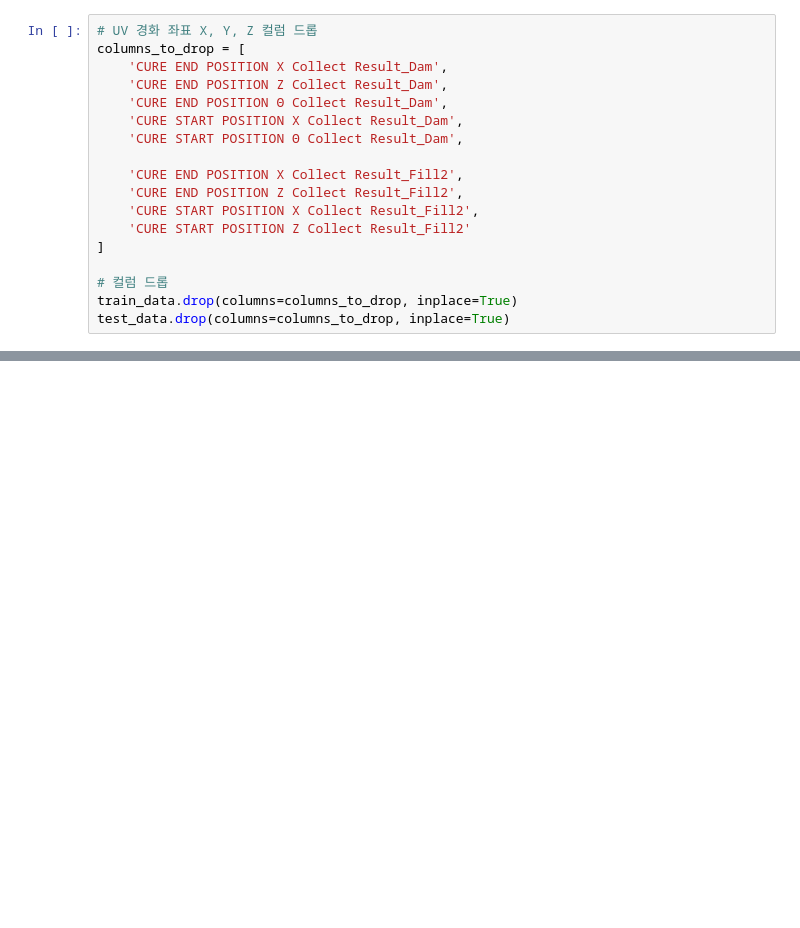
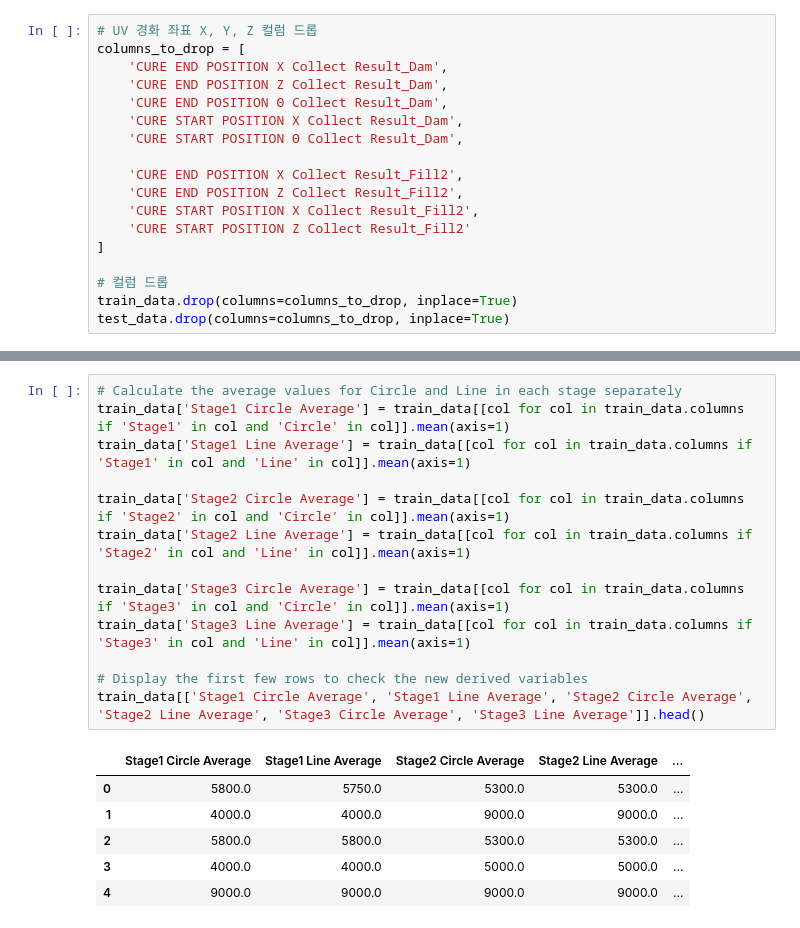
Before and after one commit to dyk9916/Lg_aimers5, a Jupyter notebook: code_log/dongyoung_code/modeling/0812.ipynb, the cells around one changed output, grey strips where cells are left out. Saved outputs shown, nothing was run; the diff lists cells and outputs as text; blank space fills up the shorter version.

```diff
--- a/code_log/dongyoung_code/modeling/0812.ipynb
+++ b/code_log/dongyoung_code/modeling/0812.ipynb
@@ -453,0 +513,20 @@ test_data.drop(columns=columns_to_drop, inplace=True)
+# %%
+# Calculate the average values for Circle and Line in each stage separately
+train_data['Stage1 Circle Average'] = train_data[[col for col in train_data.columns if 'Stage1' in col and 'Circle' in col]].mean(axis=1)
+train_data['Stage1 Line Average'] = train_data[[col for col in train_data.columns if 'Stage1' in col and 'Line' in col]].mean(axis=1)
+
+train_data['Stage2 Circle Average'] = train_data[[col for col in train_data.columns if 'Stage2' in col and 'Circle' in col]].mean(axis=1)
+train_data['Stage2 Line Average'] = train_data[[col for col in train_data.columns if 'Stage2' in col and 'Line' in col]].mean(axis=1)
+
+train_data['Stage3 Circle Average'] = train_data[[col for col in train_data.columns if 'Stage3' in col and 'Circle' in col]].mean(axis=1)
+train_data['Stage3 Line Average'] = train_data[[col for col in train_data.columns if 'Stage3' in col and 'Line' in col]].mean(axis=1)
+
+# Display the first few rows to check the new derived variables
+train_data[['Stage1 Circle Average', 'Stage1 Line Average', 'Stage2 Circle Average', 'Stage2 Line Average', 'Stage3 Circle Average', 'Stage3 Line Average']].head()
+# %% [output]
+|  | Stage1 Circle Average | Stage1 Line Average | Stage2 Circle Average | Stage2 Line Average | ... |
+| 0 | 5800.0 | 5750.0 | 5300.0 | 5300.0 | ... |
+| 1 | 4000.0 | 4000.0 | 9000.0 | 9000.0 | ... |
+| 2 | 5800.0 | 5800.0 | 5300.0 | 5300.0 | ... |
+| 3 | 4000.0 | 4000.0 | 5000.0 | 5000.0 | ... |
+| 4 | 9000.0 | 9000.0 | 9000.0 | 9000.0 | ... |
```
Also changed, not shown: parts of 9 cells of this notebook.
